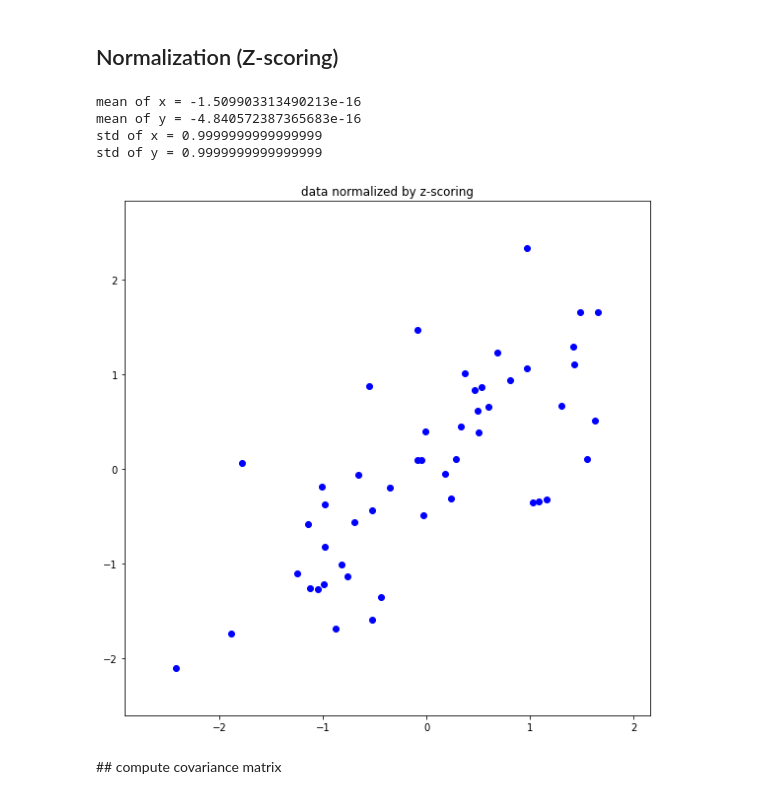
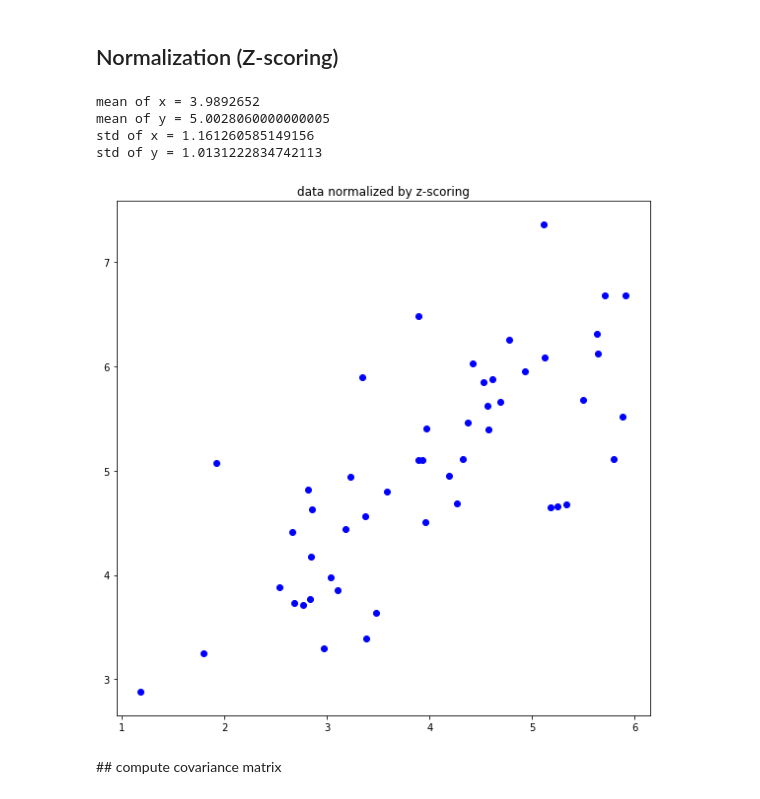
Before and after one commit to InKyeongBae/assignment-machine-learning, a Jupyter notebook: assignment12/assignment_12.ipynb, the cells around one changed output. Drawn from its saved outputs; the diff is of its cells as text; code cells hidden in the pictures.

Commit message:
[CREATE] def plot_normalization(feature)

```diff
--- a/assignment12/assignment_12.ipynb
+++ b/assignment12/assignment_12.ipynb
@@ -45,22 +45,32 @@ plot_data(feature)
 [figure]
 # %% [markdown]
 ## Normalization (Z-scoring)
-# %%
-plt.figure(figsize=(8,8))
-plt.title('data normalized by z-scoring')
-# ===================================================
-# fill up the blank
-#
-#
-# ===================================================
-plt.tight_layout()
-plt.show()
-# %% [output]
-mean of x = -1.509903313490213e-16
-mean of y = -4.840572387365683e-16
-std of x = 0.9999999999999999
-std of y = 0.9999999999999999
-[figure, removed]
+# %%
+def plot_normalization(feature) :
+    plt.figure(figsize=(8,8))
+    plt.title('data normalized by z-scoring')
+
+    x = feature[:,0]
+    y = feature[:,1]
+    mean_x = np.mean(x)
+    mean_y = np.mean(y)
+    std_x = np.std(x)
+    std_y = np.std(y)
+    print("mean of x =",mean_x)
+    print("mean of y =",mean_y)
+    print("std of x =",std_x)
+    print("std of y =",std_y)
+    plt.scatter(x,y,color='blue')
+
+    plt.tight_layout()
+    plt.show()
+plot_normalization(feature)
+# %% [output]
+mean of x = 3.9892652
+mean of y = 5.0028060000000005
+std of x = 1.161260585149156
+std of y = 1.0131222834742113
+[figure, added]
 # %% [markdown]
 ## compute covariance matrix
 # %%
```
